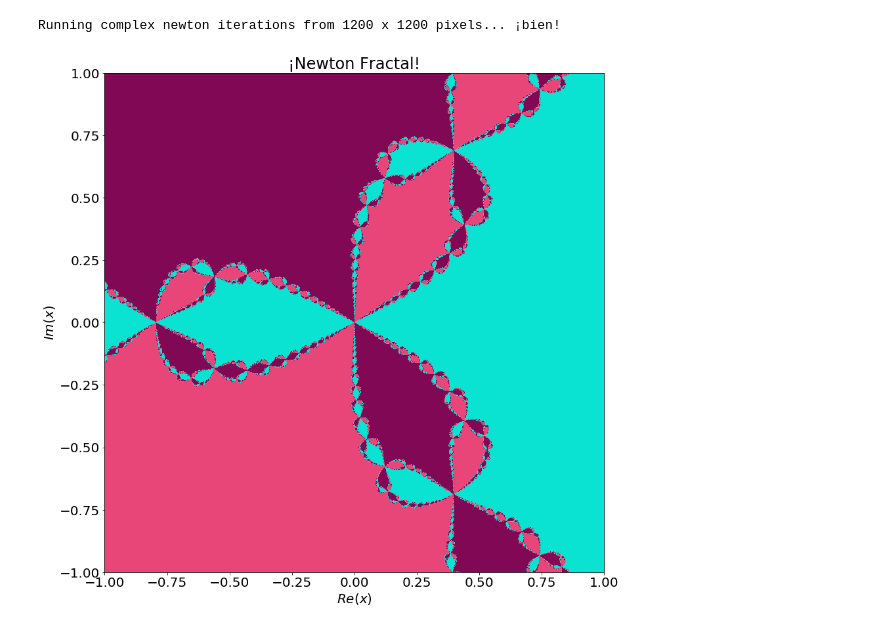
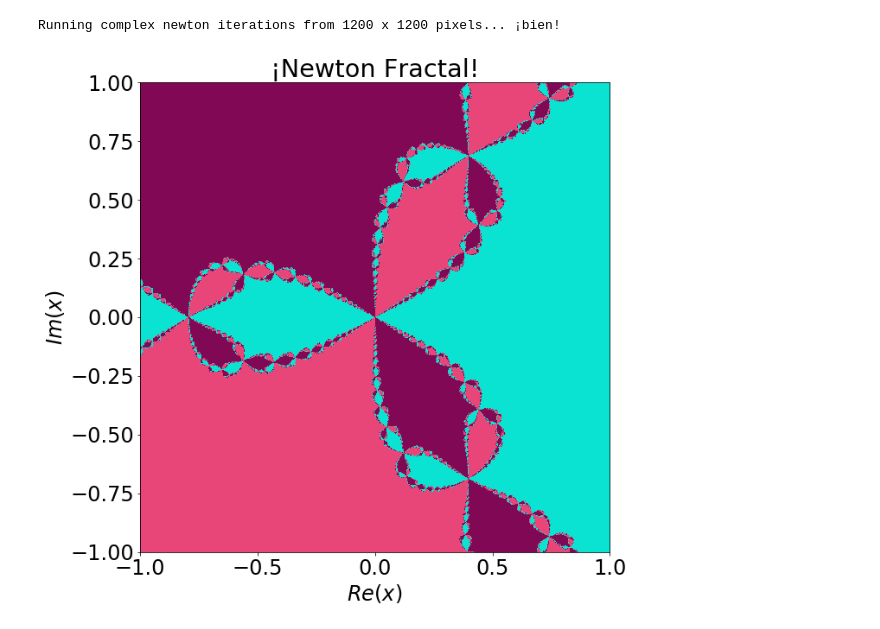
Before and after one commit to bradleypmartin/LinearAlgebraGeekout190405, a Jupyter notebook: Newton Fractals.ipynb, the cells around one changed output. Saved outputs shown, nothing was run; the diff lists cells and outputs as text; code cells hidden in the pictures.

```diff
--- a/Newton Fractals.ipynb
+++ b/Newton Fractals.ipynb
@@ -95,12 +95,12 @@ Running complex newton iterations from 1200 x 1200 pixels... ¡bien!
 # %%
 # Plotting the fractal image
 
-plt.rcParams['font.size'] = 20
-fig, ax = plt.subplots(figsize=(14,14))
+plt.rcParams['font.size'] = 24
+fig, ax = plt.subplots(figsize=(10,10))
 
 ax.imshow(image, extent=[xa,xb,ya,yb])
 plt.title("¡Newton Fractal!")
 plt.xlabel('$Re(x)$')
 plt.ylabel('$Im(x)$');
 # %% [output]
-[figure, old version]
+[figure, new version]
```
Also changed, not shown: 5 other files.
